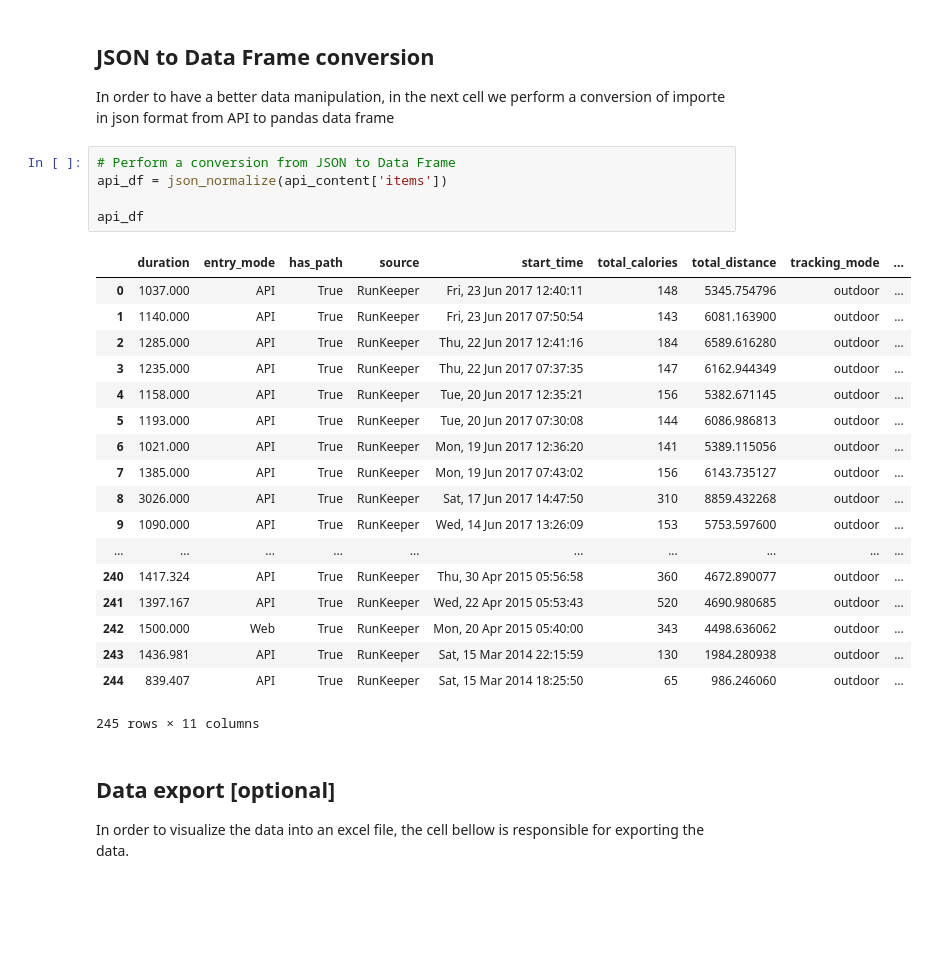
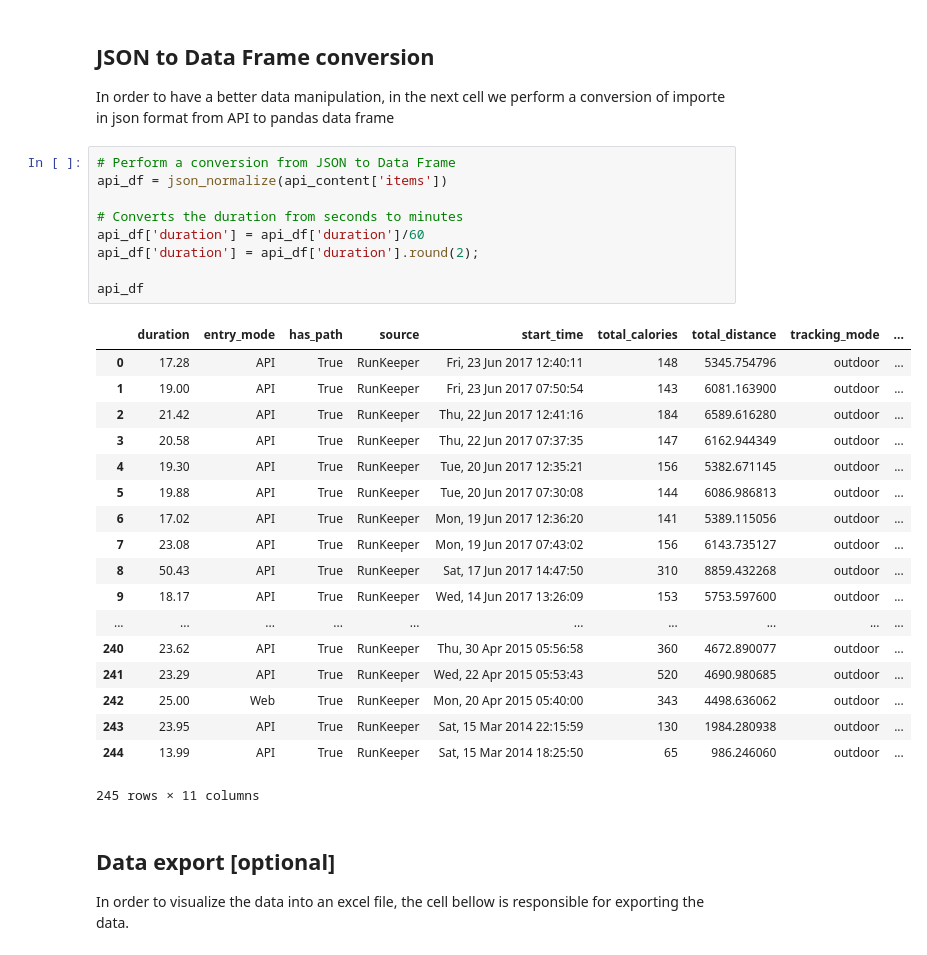
Before and after one commit to igorabrandao/Py-Runkeeper-API-Integration, a Jupyter notebook: py-exercise-dashboard.ipynb, the cells around one changed output. Drawn from its saved outputs; the diff is of its cells as text; blank space fills up the shorter version.

```diff
--- a/py-exercise-dashboard.ipynb
+++ b/py-exercise-dashboard.ipynb
@@ -126,26 +126,30 @@ In order to have a better data manipulation, in the next cell we perform a conve
 # %%
 # Perform a conversion from JSON to Data Frame
 api_df = json_normalize(api_content['items'])
 
+# Converts the duration from seconds to minutes
+api_df['duration'] = api_df['duration']/60
+api_df['duration'] = api_df['duration'].round(2);
+
 api_df
 # %% [output]
 |  | duration | entry_mode | has_path | source | start_time | total_calories | total_distance | tracking_mode | ... |
-| 0 | 1037.000 | API | True | RunKeeper | Fri, 23 Jun 2017 12:40:11 | 148 | 5345.754796 | outdoor | ... |
-| 1 | 1140.000 | API | True | RunKeeper | Fri, 23 Jun 2017 07:50:54 | 143 | 6081.163900 | outdoor | ... |
-| 2 | 1285.000 | API | True | RunKeeper | Thu, 22 Jun 2017 12:41:16 | 184 | 6589.616280 | outdoor | ... |
-| 3 | 1235.000 | API | True | RunKeeper | Thu, 22 Jun 2017 07:37:35 | 147 | 6162.944349 | outdoor | ... |
-| 4 | 1158.000 | API | True | RunKeeper | Tue, 20 Jun 2017 12:35:21 | 156 | 5382.671145 | outdoor | ... |
-| 5 | 1193.000 | API | True | RunKeeper | Tue, 20 Jun 2017 07:30:08 | 144 | 6086.986813 | outdoor | ... |
-| 6 | 1021.000 | API | True | RunKeeper | Mon, 19 Jun 2017 12:36:20 | 141 | 5389.115056 | outdoor | ... |
-| 7 | 1385.000 | API | True | RunKeeper | Mon, 19 Jun 2017 07:43:02 | 156 | 6143.735127 | outdoor | ... |
-| 8 | 3026.000 | API | True | RunKeeper | Sat, 17 Jun 2017 14:47:50 | 310 | 8859.432268 | outdoor | ... |
-| 9 | 1090.000 | API | True | RunKeeper | Wed, 14 Jun 2017 13:26:09 | 153 | 5753.597600 | outdoor | ... |
+| 0 | 17.28 | API | True | RunKeeper | Fri, 23 Jun 2017 12:40:11 | 148 | 5345.754796 | outdoor | ... |
+| 1 | 19.00 | API | True | RunKeeper | Fri, 23 Jun 2017 07:50:54 | 143 | 6081.163900 | outdoor | ... |
+| 2 | 21.42 | API | True | RunKeeper | Thu, 22 Jun 2017 12:41:16 | 184 | 6589.616280 | outdoor | ... |
+| 3 | 20.58 | API | True | RunKeeper | Thu, 22 Jun 2017 07:37:35 | 147 | 6162.944349 | outdoor | ... |
+| 4 | 19.30 | API | True | RunKeeper | Tue, 20 Jun 2017 12:35:21 | 156 | 5382.671145 | outdoor | ... |
+| 5 | 19.88 | API | True | RunKeeper | Tue, 20 Jun 2017 07:30:08 | 144 | 6086.986813 | outdoor | ... |
+| 6 | 17.02 | API | True | RunKeeper | Mon, 19 Jun 2017 12:36:20 | 141 | 5389.115056 | outdoor | ... |
+| 7 | 23.08 | API | True | RunKeeper | Mon, 19 Jun 2017 07:43:02 | 156 | 6143.735127 | outdoor | ... |
+| 8 | 50.43 | API | True | RunKeeper | Sat, 17 Jun 2017 14:47:50 | 310 | 8859.432268 | outdoor | ... |
+| 9 | 18.17 | API | True | RunKeeper | Wed, 14 Jun 2017 13:26:09 | 153 | 5753.597600 | outdoor | ... |
 | ... | ... | ... | ... | ... | ... | ... | ... | ... | ... |
-| 240 | 1417.324 | API | True | RunKeeper | Thu, 30 Apr 2015 05:56:58 | 360 | 4672.890077 | outdoor | ... |
-| 241 | 1397.167 | API | True | RunKeeper | Wed, 22 Apr 2015 05:53:43 | 520 | 4690.980685 | outdoor | ... |
-| 242 | 1500.000 | Web | True | RunKeeper | Mon, 20 Apr 2015 05:40:00 | 343 | 4498.636062 | outdoor | ... |
-| 243 | 1436.981 | API | True | RunKeeper | Sat, 15 Mar 2014 22:15:59 | 130 | 1984.280938 | outdoor | ... |
-| 244 | 839.407 | API | True | RunKeeper | Sat, 15 Mar 2014 18:25:50 | 65 | 986.246060 | outdoor | ... |
+| 240 | 23.62 | API | True | RunKeeper | Thu, 30 Apr 2015 05:56:58 | 360 | 4672.890077 | outdoor | ... |
+| 241 | 23.29 | API | True | RunKeeper | Wed, 22 Apr 2015 05:53:43 | 520 | 4690.980685 | outdoor | ... |
+| 242 | 25.00 | Web | True | RunKeeper | Mon, 20 Apr 2015 05:40:00 | 343 | 4498.636062 | outdoor | ... |
+| 243 | 23.95 | API | True | RunKeeper | Sat, 15 Mar 2014 22:15:59 | 130 | 1984.280938 | outdoor | ... |
+| 244 | 13.99 | API | True | RunKeeper | Sat, 15 Mar 2014 18:25:50 | 65 | 986.246060 | outdoor | ... |
 245 rows × 11 columns
 # %% [markdown]
 ## Data export [optional]
```
Also changed, not shown: parts of 9 cells of this notebook, 1 other file.
